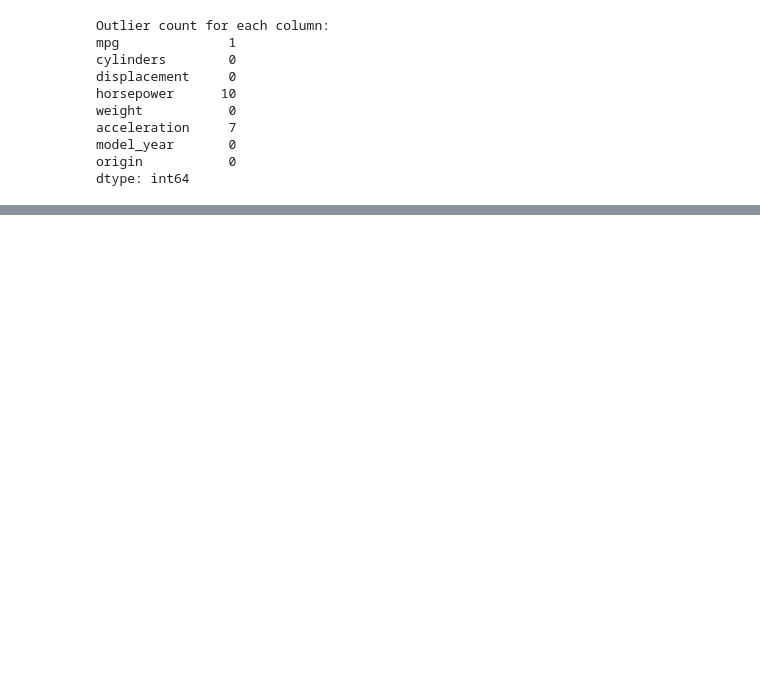
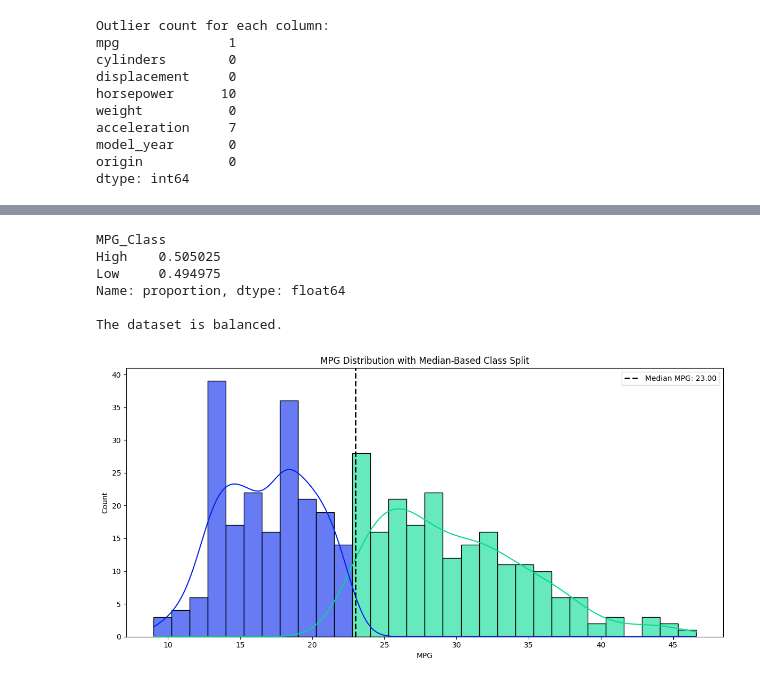
Before and after one commit to Bdowdle4/ml-regression-dowdle, a Jupyter notebook: regression-dowdle.ipynb, the cells around one changed output, grey strips where cells are left out. Saved outputs shown, nothing was run; the diff lists cells and outputs as text; code cells hidden in the pictures; blank space fills up the shorter version.

```diff
--- a/regression-dowdle.ipynb
+++ b/regression-dowdle.ipynb
@@ -255,0 +285,46 @@ dtype: int64
+# %%
+# Categorize MPG into two classes: Low and High
+# Use the median as the threshold for 2 equal halves
+threshold = df['mpg'].median()
+df['MPG_Class'] = df['mpg'].apply(lambda x: 'Low' if x < threshold else 'High')
+
+# Check class distribution
+class_distribution = df['MPG_Class'].value_counts(normalize=True)
+
+# Show class distribution
+print(class_distribution)
+
+# Determine if the dataset is balanced (within 10%)
+values = class_distribution.values
+difference = abs(values[0] - values[1])
+
+if difference < 0.1:
+    print("\nThe dataset is balanced.")
+elif 0.1 <= difference < 0.2:
+    print("\nThe dataset is slightly imbalanced.")
+else:
+    print("\nThe dataset is imbalanced.")
+# %% [output]
+MPG_Class
+High    0.505025
+Low     0.494975
+Name: proportion, dtype: float64
+
+The dataset is balanced.
+# %%
+# Create the figure
+plt.figure(figsize=(12, 6))
+sns.histplot(data=df, x='mpg', hue='MPG_Class', bins=30, kde=True, palette={'Low': '#0024ED', 'High': '#00DB92'}, alpha=0.6)
+# Create the median line
+plt.axvline(threshold, color='black', linestyle='--', linewidth=2, label=f'Median MPG: {threshold:.2f}')
+# Create title and Labels
+plt.title('MPG Distribution with Median-Based Class Split')
+plt.xlabel('MPG')
+plt.ylabel('Count')
+# Create legend
+plt.legend()
+# Show the plot
+plt.tight_layout()
+plt.show()
+# %% [output]
+[figure, added]
```
Also changed, not shown: parts of 4 cells of this notebook.
